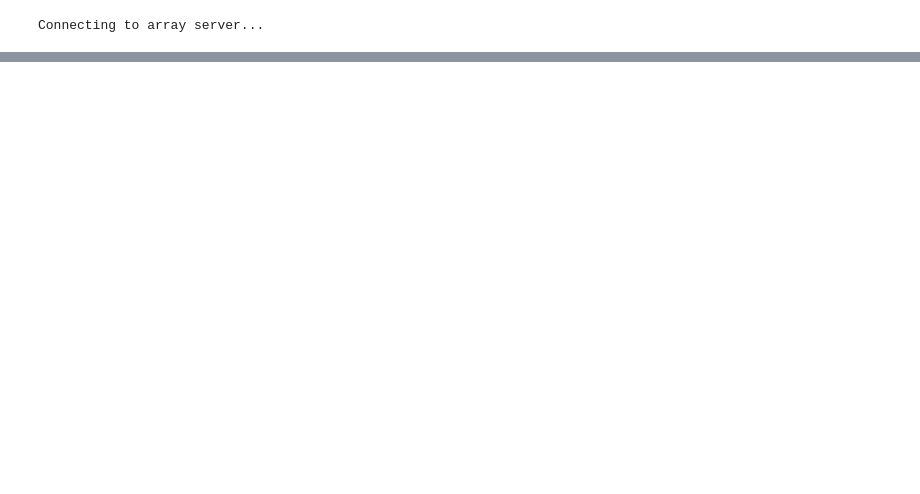
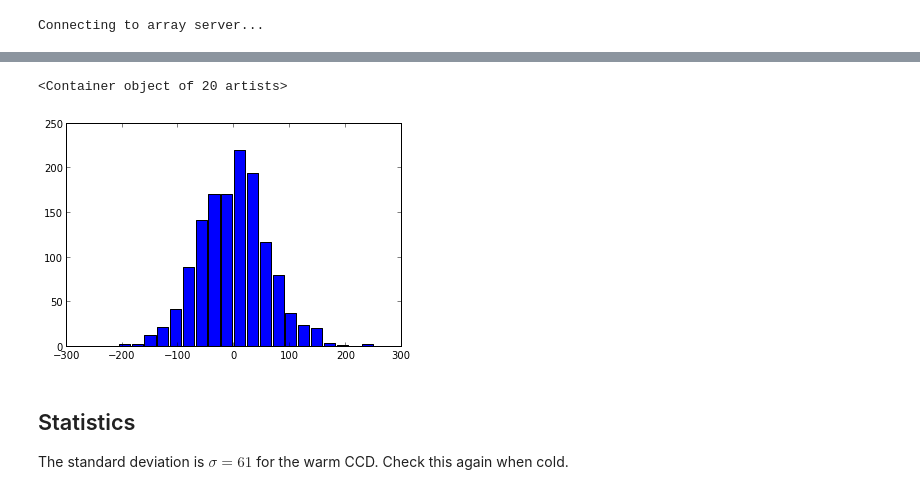
Before and after one commit to DawesLab/Camserver, a Jupyter notebook: array_client.ipynb, the cells around one changed output, grey strips where cells are left out. Drawn from its saved outputs; the diff is of its cells as text; code cells hidden in the pictures; blank space fills up the shorter version.

```diff
--- a/array_client.ipynb
+++ b/array_client.ipynb
@@ -73,0 +72,2 @@ plot(data_array[100,:,:])
+# %%
+noise = data_array[200,:,1] - data_array[200,:,4]
@@ -73,0 +80,10 @@ plot(data_array[100,:,:])
+# %%
+hist_data, bin_edges = numpy.histogram(noise,bins=20)
+# %%
+bar(bin_edges[:-1], hist_data,width=20)
+# %% [output]
+<Container object of 20 artists>
+[figure, added]
+# %% [markdown]
+## Statistics
+The standard deviation is $\sigma=61$ for the warm CCD. Check this again when cold.
```
Also changed, not shown: parts of 9 cells of this notebook.
